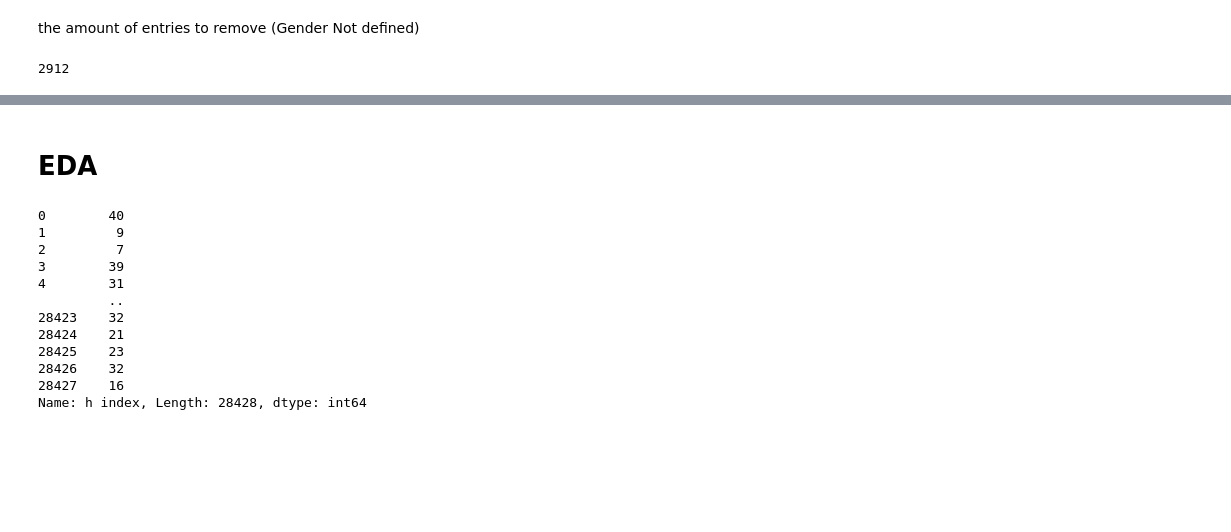
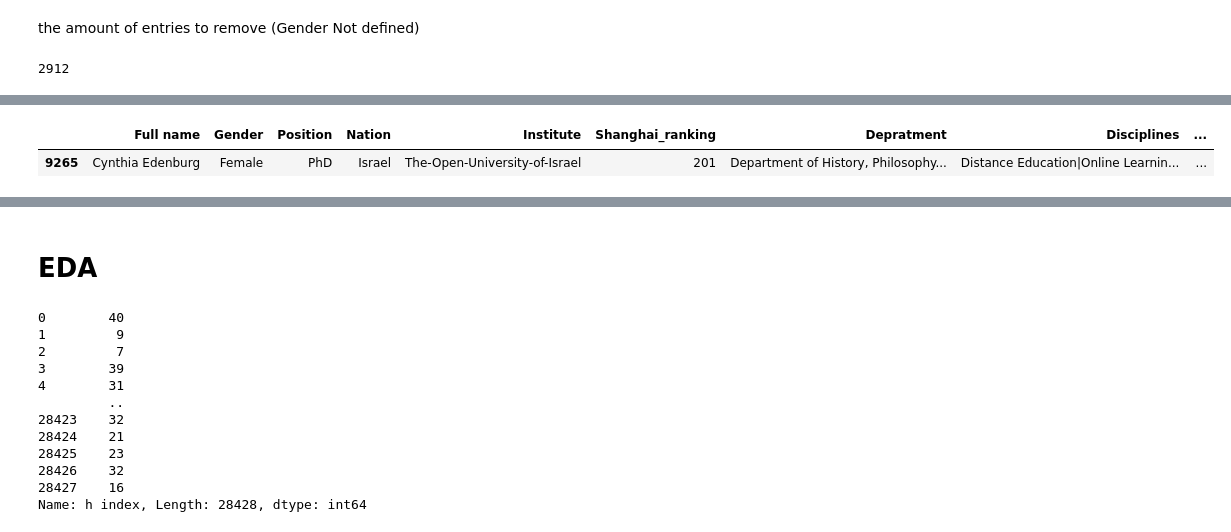
Before and after one commit to diamond-productions/h-index-prediction, a Jupyter notebook: EDA.ipynb, the cells around one changed output, grey strips where cells are left out. Drawn from its saved outputs; the diff is of its cells as text; code cells hidden in the pictures; blank space fills up the shorter version.

```diff
--- a/EDA.ipynb
+++ b/EDA.ipynb
@@ -97,0 +138,5 @@ df.to_csv('sientist_data_cleansing_geneder_clear.csv')
+# %%
+df[df["h index"]>600]
+# %% [output]
+|  | Full name | Gender | Position | Nation | Institute | Shanghai_ranking | Depratment | Disciplines | ... |
+| 9265 | Cynthia Edenburg | Female | PhD | Israel | The-Open-University-of-Israel | 201 | Department of History, Philosophy... | Distance Education|Online Learnin... | ... |
```
Also changed, not shown: parts of 12 cells of this notebook.
